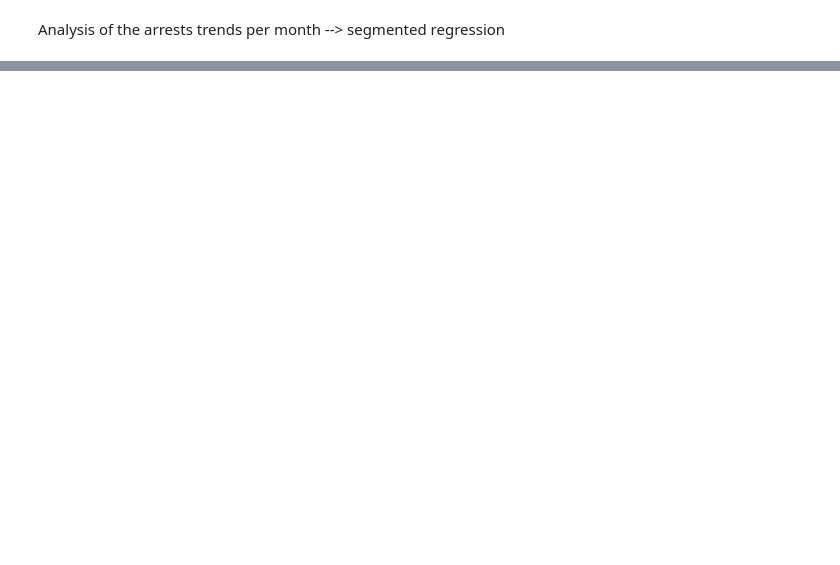
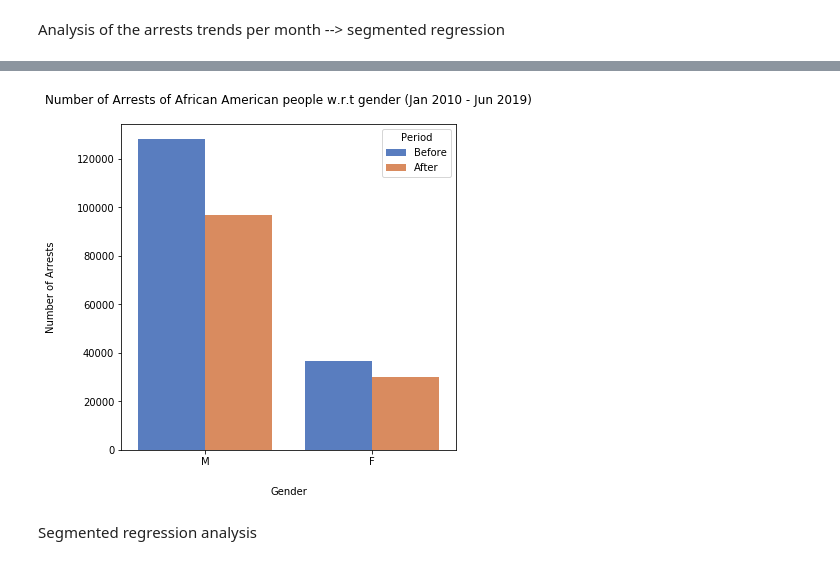
Before and after one commit to SkyRiS3s/ada-2020-project-milestone-p3-p3_msf, a Jupyter notebook: P4_msf.ipynb, the cells around one changed output, grey strips where cells are left out. Saved outputs shown, nothing was run; the diff lists cells and outputs as text; code cells hidden in the pictures; blank space fills up the shorter version.

```diff
--- a/P4_msf.ipynb
+++ b/P4_msf.ipynb
@@ -186,0 +239,9 @@ plt.show()
+# %%
+gender_black_data = arrest_data[arrest_data['Race'] == 'B'][['Date', 'Gender']].reset_index(drop = True)
+
+fig = plt.figure(figsize=(6,6))
+ax = plot = sns.countplot(x='Gender', data=gender_black_data, palette = 'bright')
+plt.title("Number of Arrests of African American people w.r.t gender (Jan 2010 - Jun 2019)", pad = 20)
+plt.ylabel('Number of Arrests', labelpad = 20)
+plt.xlabel('Gender', labelpad = 20)
+plt.show()
@@ -186,0 +250,14 @@ plt.show()
+# %%
+gender_black_data['Period'] = gender_black_data['Date'].apply(lambda x: 'Before' if x <= movement_creation_date else 'After')
+gender_black_data = gender_black_data[gender_black_data['Date'] <= datetime.datetime(2016,12,31)].reset_index(drop = True).sort_values(by='Date')
+
+fig = plt.figure(figsize=(6,6))
+ax = plot = sns.countplot(x='Gender', hue = 'Period',data=gender_black_data, palette = 'muted')
+plt.title("Number of Arrests of African American people w.r.t gender (Jan 2010 - Jun 2019)", pad = 20)
+plt.ylabel('Number of Arrests', labelpad = 20)
+plt.xlabel('Gender', labelpad = 20)
+plt.show()
+# %% [output]
+[figure, added]
+# %% [markdown]
+Segmented regression analysis
```
Also changed, not shown: parts of 19 cells of this notebook.
